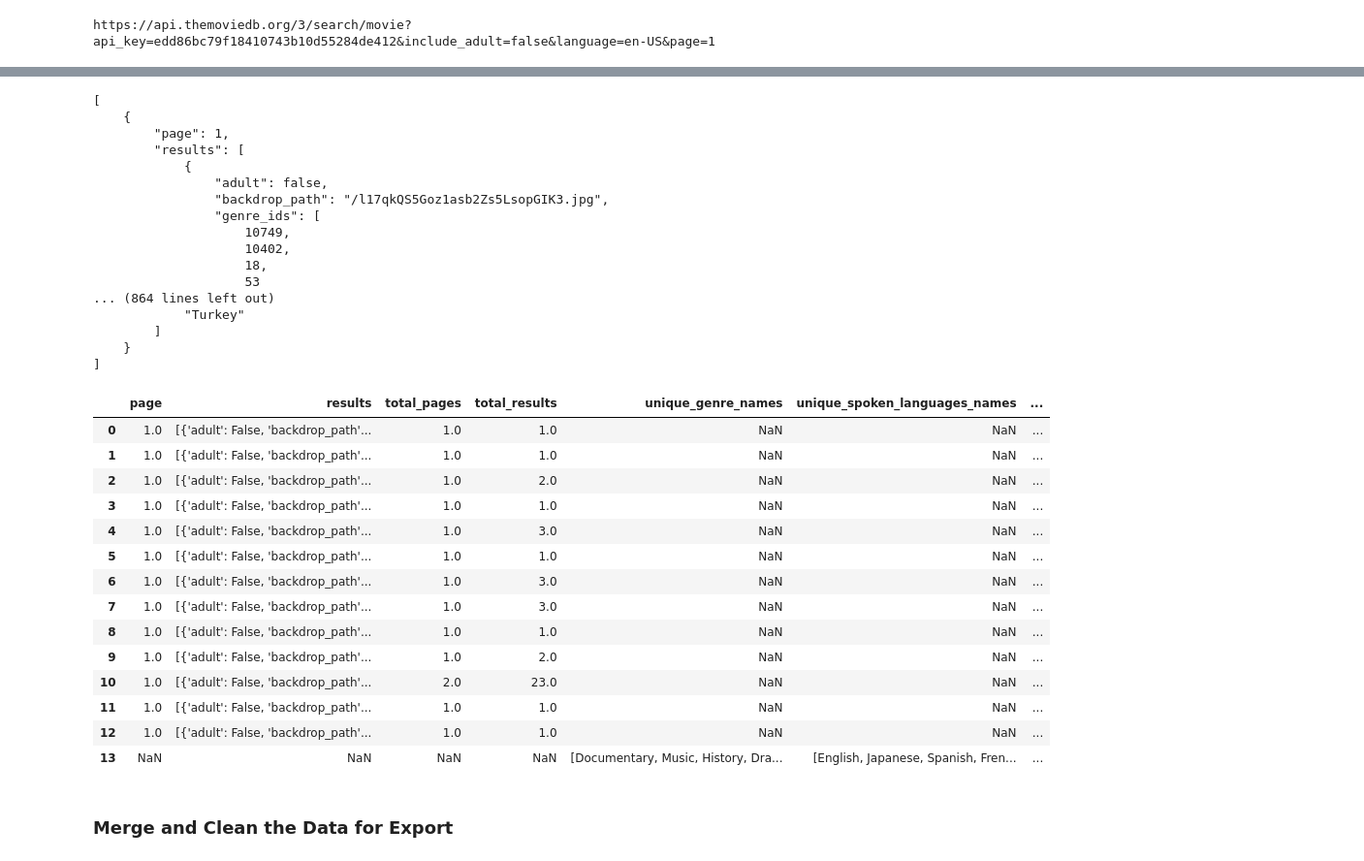
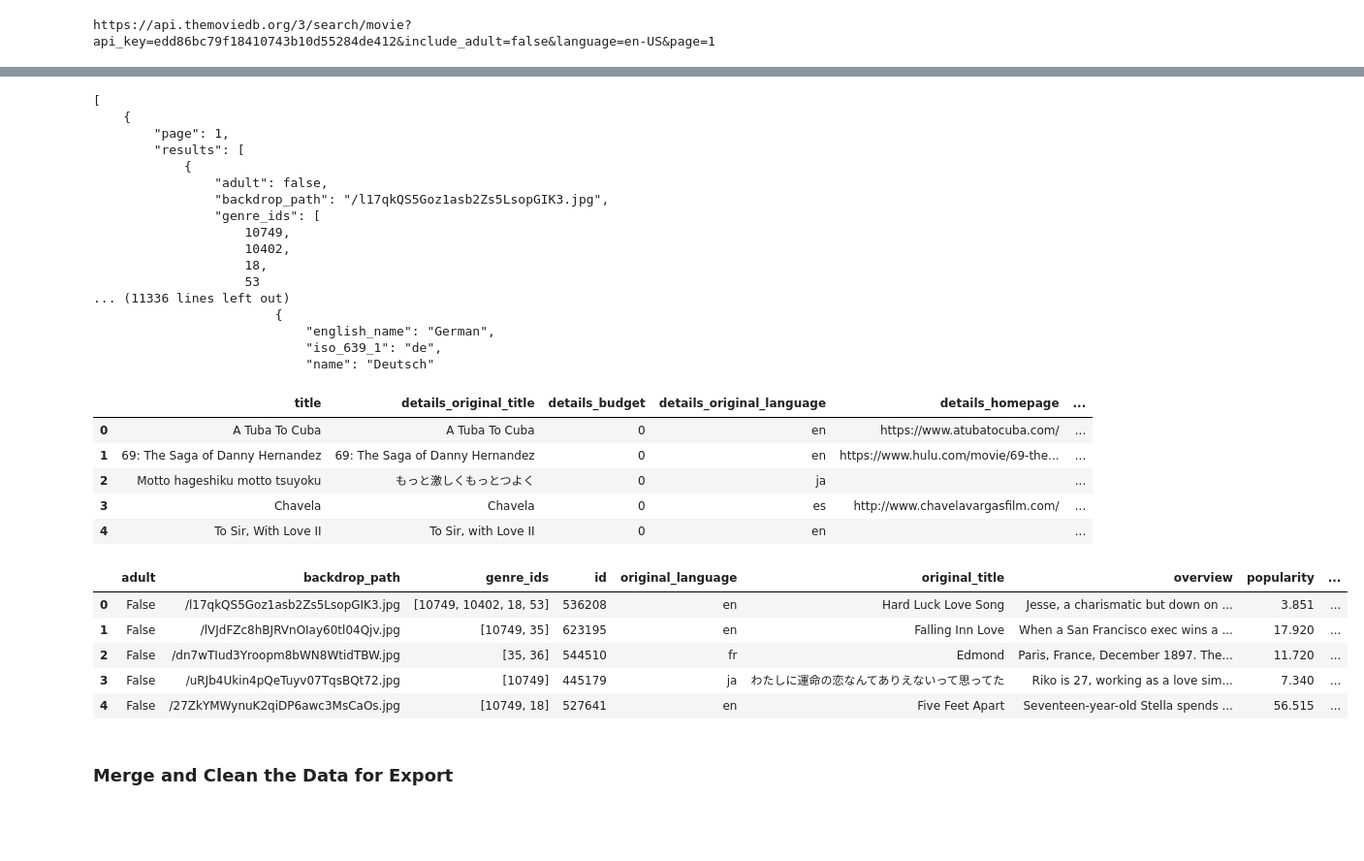
Before and after one commit to tbrown14611/data-sourcing-challenge, a Jupyter notebook: retrieve_movie_data.ipynb, the cells around one changed output, grey strips where cells are left out. Shown at 97% size. Cells and saved outputs as stored; diff of their text form; code cells hidden in the pictures; blank space fills up the shorter version.

```diff
--- a/retrieve_movie_data.ipynb
+++ b/retrieve_movie_data.ipynb
@@ -257,6 +257,7 @@ unique_production_countries_names = []
 details_dictionary = {}
 details_results_list = []
 request_counter = 0
+title_found_counter = 0
 # loop through the title_list
     # Loop through the titles
 for title in title_list:
@@ -267,15 +268,17 @@ for title in title_list:
     results = requests.get(query_url).json()
     if results['total_results'] > 0:
         #print(json.dumps(results, indent=4))
-        # Save results to results_list
-        tmdb_movies_list.append(results)
         # Print out the title that was found
-        print(f"Found {results['total_results']} result(s) for {title}")
+        title_found_counter += 1
+        print(f"Found {results['total_results']} result(s) for {title} counter: {title_found_counter}")
         # add id and title to filtered_data
         for result in results["results"]:
             if result["id"] not in movie_id_list:
                 movie_id_list.append(result["id"])
+                tmdb_movies_list.append(result)
                 print(f'Found id: {result["id"]} for {title}')
+    else:
+         print(f"NOT Found {results['total_results']} result(s) for {title}")
     # Check if we need to sleep before making a request
     # Add 1 to the request counter
     request_counter += 1
@@ -320,7 +323,7 @@ for details_results in tmdb_movies_list_details:
     # Extract the production_countries' name into a list
     production_countries_list.append(details_results['production_countries'])
     details_results_dictionary = {
-    'details_title':details_results['title'],
+    'title':details_results['title'],
     'details_original_title':details_results['original_title'],
     'details_budget':details_results['budget'],
     'details_original_language':details_results['original_language'],
@@ -363,6 +366,5 @@ details_dictionary["unique_production_countries_names"] = unique_production_coun
 details_dictionary['details_results'] = details_results_list
 print(f'details_dictonary = {details_dictionary}')
 # append it to the tmdb_movies_list list
-tmdb_movies_list.append(details_dictionary)
-#print(tmdb_movies_list)
+#tmdb_movies_list.append(details_dictionary)
 # %% [output]
@@ -401,32 +403,33 @@ print(json.dumps(tmdb_movies_list, indent=4))
                     10402,
                     18,
                     53
-... (864 lines left out)
-            "Turkey"
-        ]
-    }
-]
+... (11336 lines left out)
+                        {
+                            "english_name": "German",
+                            "iso_639_1": "de",
+                            "name": "Deutsch"
+# %%
+# convert details_results_list to Dataframe
+details_results_list_df = pd.DataFrame(details_results_list)
+details_results_list_df.head(5)
+# %% [output]
+|  | title | details_original_title | details_budget | details_original_language | details_homepage | ... |
+| 0 | A Tuba To Cuba | A Tuba To Cuba | 0 | en | https://www.atubatocuba.com/ | ... |
+| 1 | 69: The Saga of Danny Hernandez | 69: The Saga of Danny Hernandez | 0 | en | https://www.hulu.com/movie/69-the... | ... |
+| 2 | Motto hageshiku motto tsuyoku | もっと激しくもっとつよく | 0 | ja |  | ... |
+| 3 | Chavela | Chavela | 0 | es | http://www.chavelavargasfilm.com/ | ... |
+| 4 | To Sir, With Love II | To Sir, with Love II | 0 | en |  | ... |
 # %%
 # Convert the results to a DataFrame
-
-tmdb_results_list_df = pd.DataFrame(tmdb_movies_list)
-tmdb_results_list_df
+tmdb_movies_list_df = pd.DataFrame(tmdb_movies_list)
+tmdb_movies_list_df.head(5)
 # %% [output]
-|  | page | results | total_pages | total_results | unique_genre_names | unique_spoken_languages_names | ... |
-| 0 | 1.0 | [{'adult': False, 'backdrop_path'... | 1.0 | 1.0 | NaN | NaN | ... |
-| 1 | 1.0 | [{'adult': False, 'backdrop_path'... | 1.0 | 1.0 | NaN | NaN | ... |
-| 2 | 1.0 | [{'adult': False, 'backdrop_path'... | 1.0 | 2.0 | NaN | NaN | ... |
-| 3 | 1.0 | [{'adult': False, 'backdrop_path'... | 1.0 | 1.0 | NaN | NaN | ... |
-| 4 | 1.0 | [{'adult': False, 'backdrop_path'... | 1.0 | 3.0 | NaN | NaN | ... |
-| 5 | 1.0 | [{'adult': False, 'backdrop_path'... | 1.0 | 1.0 | NaN | NaN | ... |
-| 6 | 1.0 | [{'adult': False, 'backdrop_path'... | 1.0 | 3.0 | NaN | NaN | ... |
-| 7 | 1.0 | [{'adult': False, 'backdrop_path'... | 1.0 | 3.0 | NaN | NaN | ... |
-| 8 | 1.0 | [{'adult': False, 'backdrop_path'... | 1.0 | 1.0 | NaN | NaN | ... |
-| 9 | 1.0 | [{'adult': False, 'backdrop_path'... | 1.0 | 2.0 | NaN | NaN | ... |
-| 10 | 1.0 | [{'adult': False, 'backdrop_path'... | 2.0 | 23.0 | NaN | NaN | ... |
-| 11 | 1.0 | [{'adult': False, 'backdrop_path'... | 1.0 | 1.0 | NaN | NaN | ... |
-| 12 | 1.0 | [{'adult': False, 'backdrop_path'... | 1.0 | 1.0 | NaN | NaN | ... |
-| 13 | NaN | NaN | NaN | NaN | [Documentary, Music, History, Dra... | [English, Japanese, Spanish, Fren... | ... |
+|  | adult | backdrop_path | genre_ids | id | original_language | original_title | overview | popularity | ... |
+| 0 | False | /l17qkQS5Goz1asb2Zs5LsopGIK3.jpg | [10749, 10402, 18, 53] | 536208 | en | Hard Luck Love Song | Jesse, a charismatic but down on ... | 3.851 | ... |
+| 1 | False | /lVJdFZc8hBJRVnOIay60tl04Qjv.jpg | [10749, 35] | 623195 | en | Falling Inn Love | When a San Francisco exec wins a ... | 17.920 | ... |
+| 2 | False | /dn7wTIud3Yroopm8bWN8WtidTBW.jpg | [35, 36] | 544510 | fr | Edmond | Paris, France, December 1897. The... | 11.720 | ... |
+| 3 | False | /uRJb4Ukin4pQeTuyv07TqsBQt72.jpg | [10749] | 445179 | ja | わたしに運命の恋なんてありえないって思ってた | Riko is 27, working as a love sim... | 7.340 | ... |
+| 4 | False | /27ZkYMWynuK2qiDP6awc3MsCaOs.jpg | [10749, 18] | 527641 | en | Five Feet Apart | Seventeen-year-old Stella spends ... | 56.515 | ... |
 # %% [markdown]
 ### Merge and Clean the Data for Export
 # %%
```
Also changed, not shown: parts of 4 cells of this notebook.
